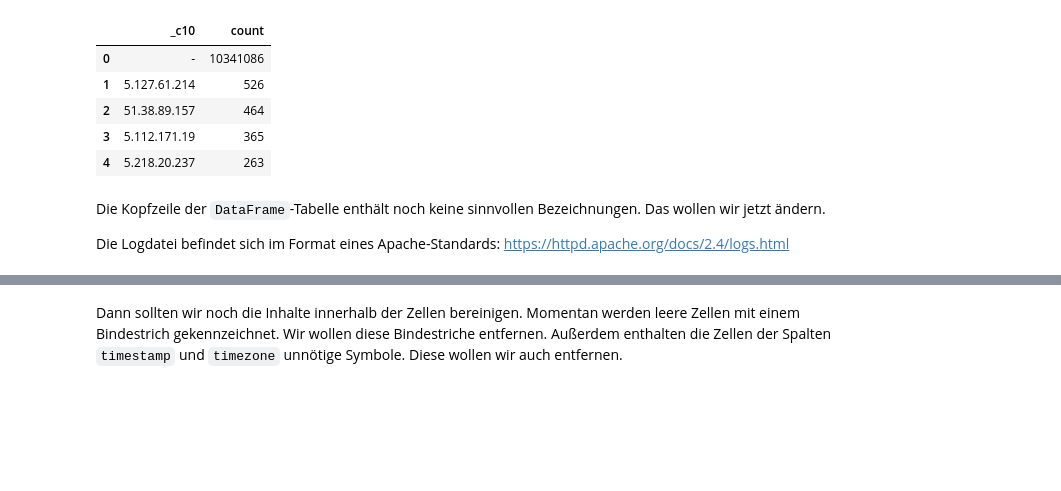
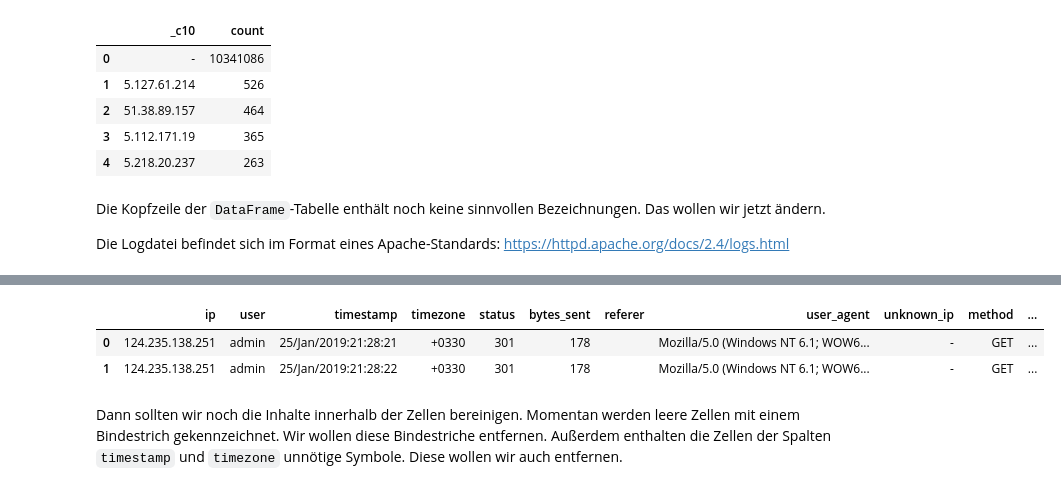
Before and after one commit to Robstei/zugriffsdaten_apache_spark, a Jupyter notebook: index.ipynb, the cells around one changed output, grey strips where cells are left out. Saved outputs shown, nothing was run; the diff lists cells and outputs as text; code cells hidden in the pictures; blank space fills up the shorter version.

```diff
--- a/index.ipynb
+++ b/index.ipynb
@@ -122,4 +139,10 @@ df.show(5)
 only showing top 5 rows
+# %%
+df.filter(df["user"] == "admin").toPandas()
+# %% [output]
+|  | ip | user | timestamp | timezone | status | bytes_sent | referer | user_agent | unknown_ip | method | ... |
+| 0 | 124.235.138.251 | admin | 25/Jan/2019:21:28:21 | +0330 | 301 | 178 |  | Mozilla/5.0 (Windows NT 6.1; WOW6... | - | GET | ... |
+| 1 | 124.235.138.251 | admin | 25/Jan/2019:21:28:22 | +0330 | 301 | 178 |  | Mozilla/5.0 (Windows NT 6.1; WOW6... | - | GET | ... |
 # %% [markdown]
 Dann sollten wir noch die Inhalte innerhalb der Zellen bereinigen. Momentan werden leere Zellen mit einem Bindestrich gekennzeichnet. Wir wollen diese Bindestriche entfernen. Außerdem enthalten die Zellen der Spalten `timestamp` und `timezone` unnötige Symbole. Diese wollen wir auch entfernen.
 # %%
```
Also changed, not shown: parts of 12 cells of this notebook.
